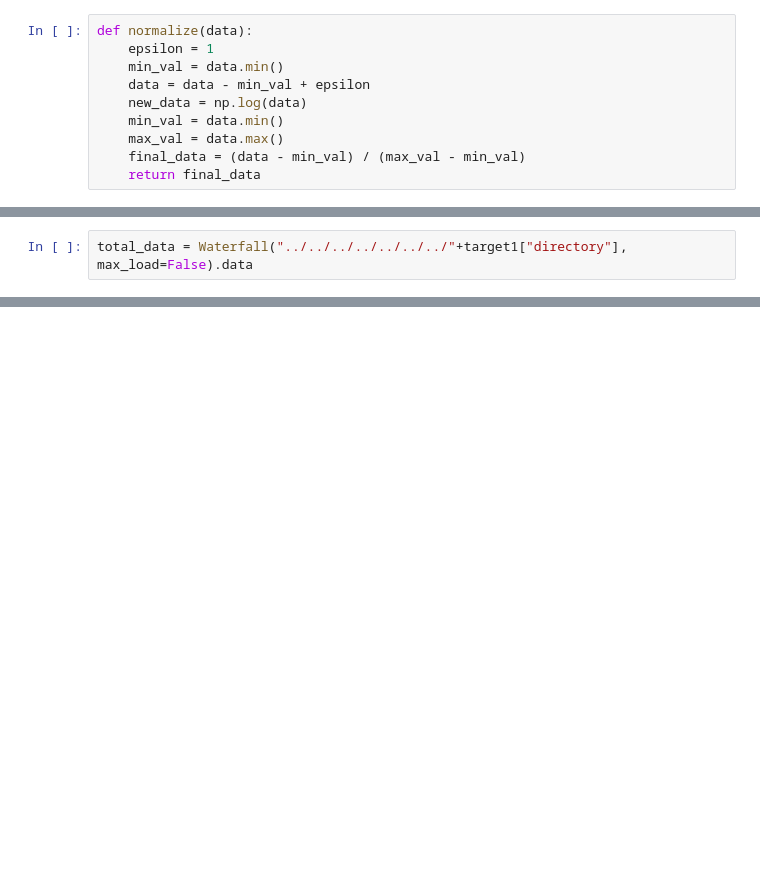
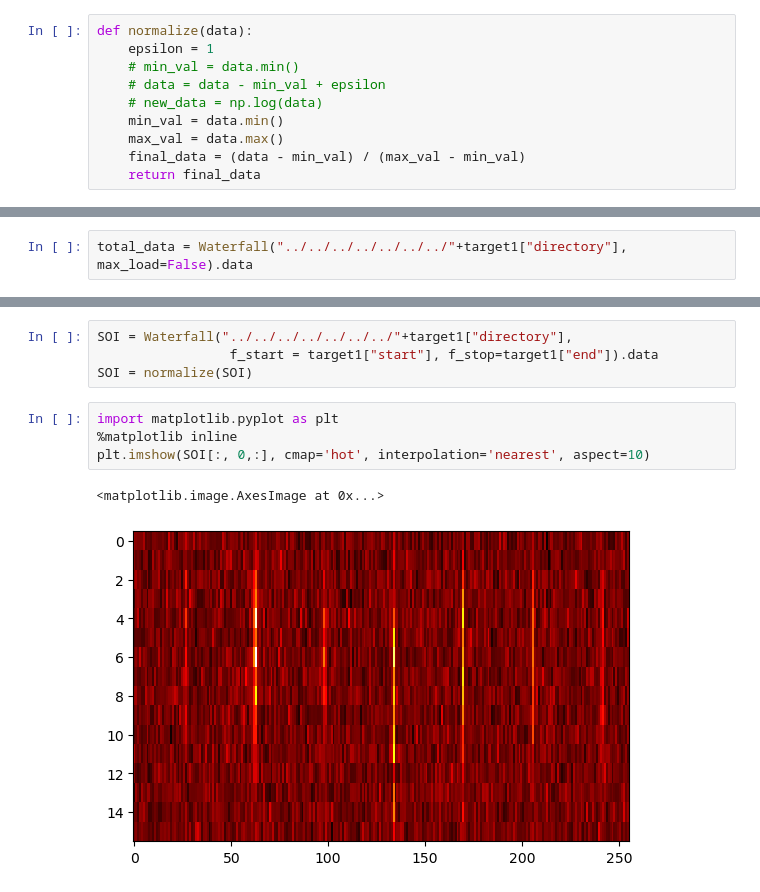
Before and after one commit to PetchMa/Reverse_Radio_Search, a Jupyter notebook: search_algorithm/SIFT_Search.ipynb, the cells around one changed output, grey strips where cells are left out. Saved outputs shown, nothing was run; the diff lists cells and outputs as text; blank space fills up the shorter version.

```diff
--- a/search_algorithm/SIFT_Search.ipynb
+++ b/search_algorithm/SIFT_Search.ipynb
@@ -6,9 +9,9 @@ import cv2 as cv
 # %%
 def normalize(data):
     epsilon = 1
-    min_val = data.min()
-    data = data - min_val + epsilon
-    new_data = np.log(data)
+    # min_val = data.min()
+    # data = data - min_val + epsilon
+    # new_data = np.log(data)
     min_val = data.min()
     max_val = data.max()
     final_data = (data - min_val) / (max_val - min_val)
@@ -57,0 +136,11 @@ centroids = cv.kmeans(descriptors, clusters, None, criteria, 1, cv.KMEANS_PP_CEN
+# %%
+SOI = Waterfall("../../../../../../../"+target1["directory"],
+                 f_start = target1["start"], f_stop=target1["end"]).data
+SOI = normalize(SOI)
+# %%
+import matplotlib.pyplot as plt
+%matplotlib inline
+plt.imshow(SOI[:, 0,:], cmap='hot', interpolation='nearest', aspect=10)
+# %% [output]
+<matplotlib.image.AxesImage at 0x...>
+[figure, added]
```
Also changed, not shown: parts of 17 cells of this notebook, 20 other files.
